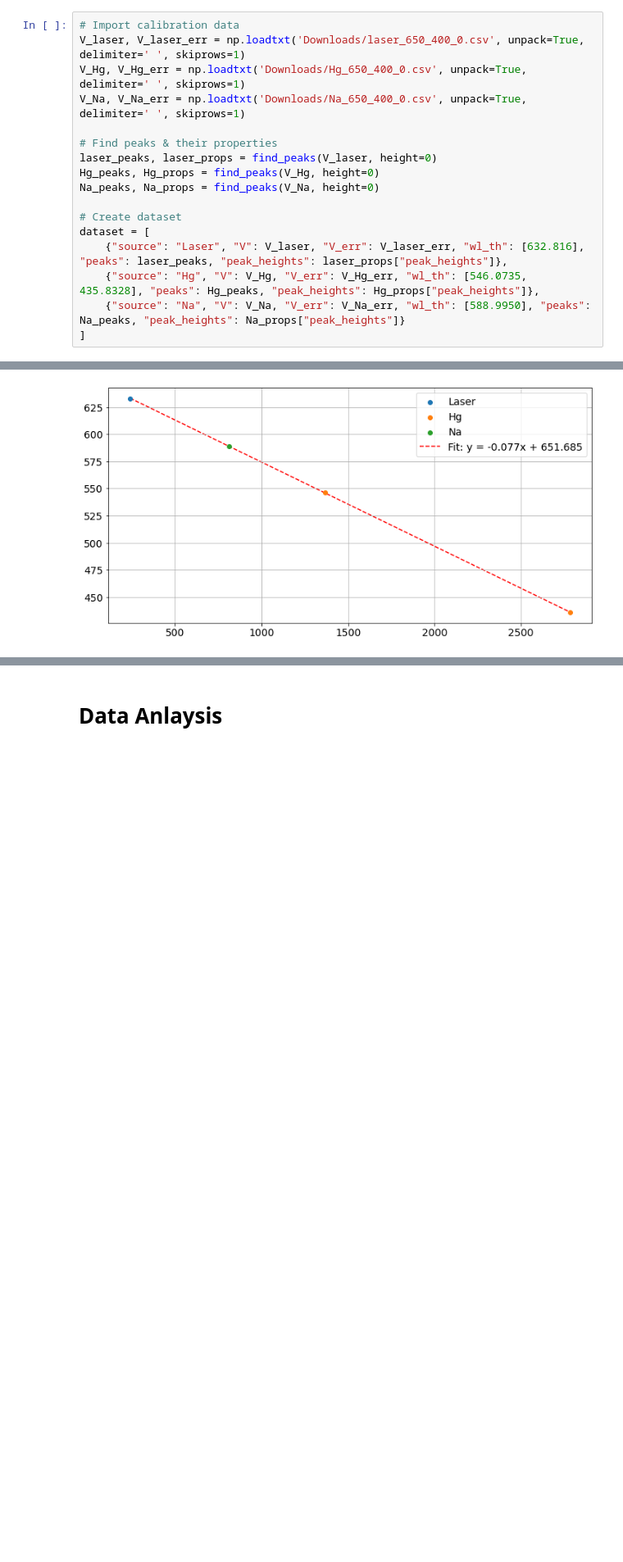
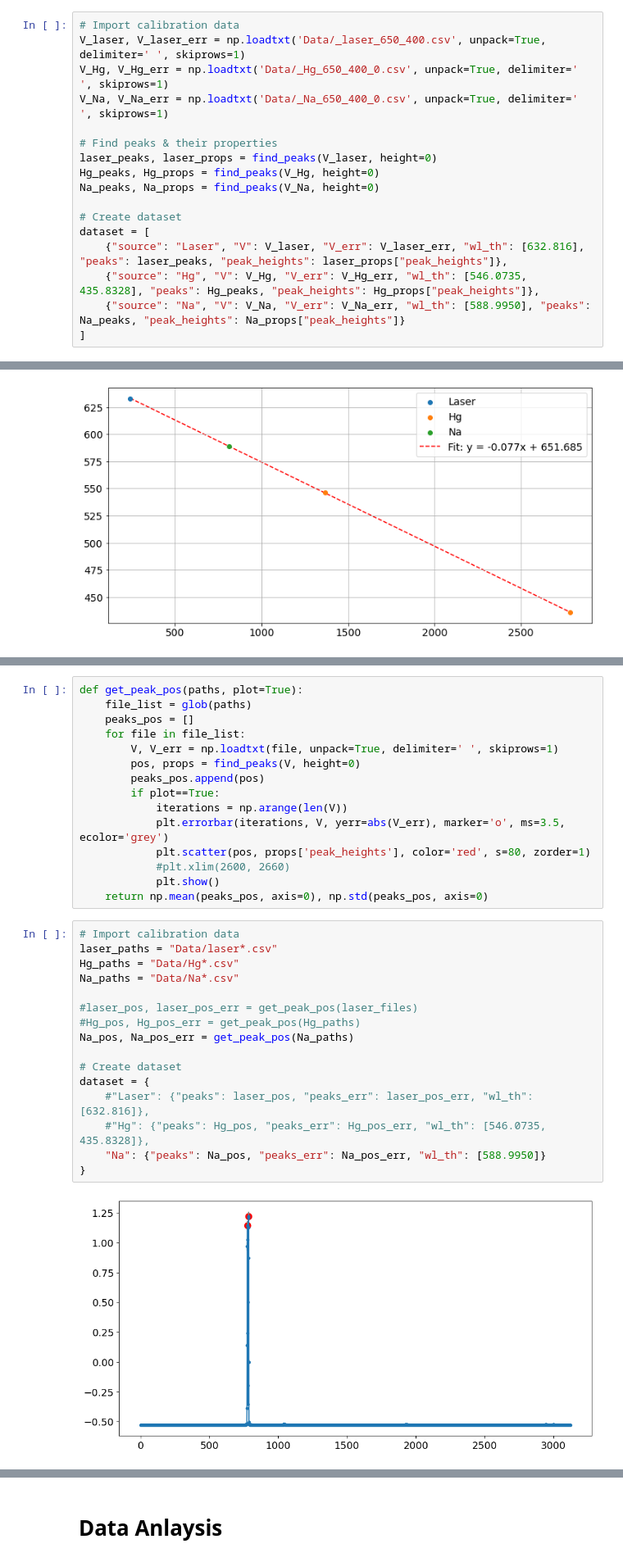
Before and after one commit to javirgv/Iodinic-Spectrometer-Experiment, a Jupyter notebook: JaviRoca_IodineSpectrometer.ipynb, the cells around one changed output, grey strips where cells are left out. Shown: that part at 82% size. Drawn from its saved outputs; the diff is of its cells as text; blank space fills up the shorter version.

Commit message:
Modified code to fit several measurements for calibration

```diff
--- a/JaviRoca_IodineSpectrometer.ipynb
+++ b/JaviRoca_IodineSpectrometer.ipynb
@@ -47,9 +48,9 @@ np.savetxt('Downloads/Hg_650_400_5.csv', np.column_stack((V, V_err)), header='V,
 # Calibration
 # %%
 # Import calibration data
-V_laser, V_laser_err = np.loadtxt('Downloads/laser_650_400_0.csv', unpack=True, delimiter=' ', skiprows=1)
-V_Hg, V_Hg_err = np.loadtxt('Downloads/Hg_650_400_0.csv', unpack=True, delimiter=' ', skiprows=1)
-V_Na, V_Na_err = np.loadtxt('Downloads/Na_650_400_0.csv', unpack=True, delimiter=' ', skiprows=1)
+V_laser, V_laser_err = np.loadtxt('Data/_laser_650_400.csv', unpack=True, delimiter=' ', skiprows=1)
+V_Hg, V_Hg_err = np.loadtxt('Data/_Hg_650_400_0.csv', unpack=True, delimiter=' ', skiprows=1)
+V_Na, V_Na_err = np.loadtxt('Data/_Na_650_400_0.csv', unpack=True, delimiter=' ', skiprows=1)
 
 # Find peaks & their properties
 laser_peaks, laser_props = find_peaks(V_laser, height=0)
@@ -116,0 +120,33 @@ Uncertainties on: m = 0.0002, c = 0.2758
+# %%
+def get_peak_pos(paths, plot=True):
+    file_list = glob(paths)
+    peaks_pos = []
+    for file in file_list:
+        V, V_err = np.loadtxt(file, unpack=True, delimiter=' ', skiprows=1)
+        pos, props = find_peaks(V, height=0)
+        peaks_pos.append(pos)
+        if plot==True:
+            iterations = np.arange(len(V))
+            plt.errorbar(iterations, V, yerr=abs(V_err), marker='o', ms=3.5, ecolor='grey')
+            plt.scatter(pos, props['peak_heights'], color='red', s=80, zorder=1)
+            #plt.xlim(2600, 2660)
+            plt.show()
+    return np.mean(peaks_pos, axis=0), np.std(peaks_pos, axis=0)
+# %%
+# Import calibration data
+laser_paths = "Data/laser*.csv"
+Hg_paths = "Data/Hg*.csv"
+Na_paths = "Data/Na*.csv"
+
+#laser_pos, laser_pos_err = get_peak_pos(laser_files)
+#Hg_pos, Hg_pos_err = get_peak_pos(Hg_paths)
+Na_pos, Na_pos_err = get_peak_pos(Na_paths)
+
+# Create dataset
+dataset = {
+    #"Laser": {"peaks": laser_pos, "peaks_err": laser_pos_err, "wl_th": [632.816]},
+    #"Hg": {"peaks": Hg_pos, "peaks_err": Hg_pos_err, "wl_th": [546.0735, 435.8328]},
+    "Na": {"peaks": Na_pos, "peaks_err": Na_pos_err, "wl_th": [588.9950]}
+}
+# %% [output]
+[figure, added]
```
Also changed, not shown: parts of 6 cells of this notebook.
